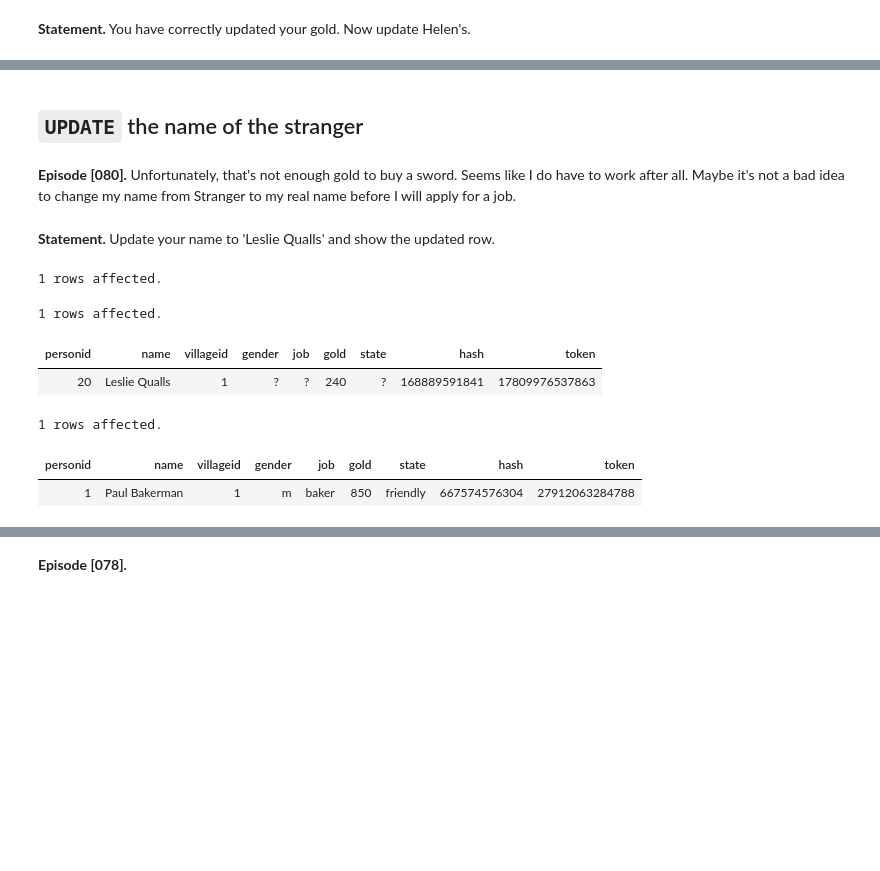
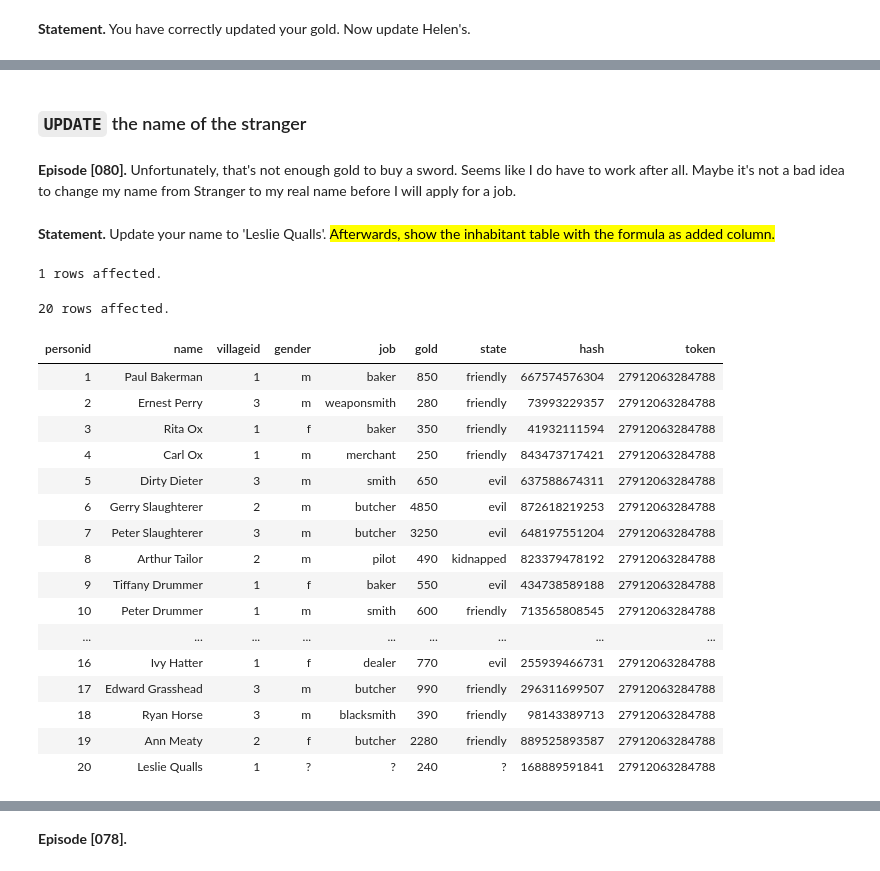
Before and after one commit to laowantong/sqlab_island, a Jupyter notebook: en/mysql/sqlab_island.ipynb, the cells around one changed output, grey strips where cells are left out. Saved outputs shown, nothing was run; the diff lists cells and outputs as text; code cells hidden in the pictures; blank space fills up the shorter version.

```diff
--- a/en/mysql/sqlab_island.ipynb
+++ b/en/mysql/sqlab_island.ipynb
@@ -961,37 +1180,40 @@ WHERE personid IN (15, 20)
 # %% [markdown]
-## `UPDATE` the name of the stranger
+### `UPDATE` the name of the stranger
 # %% [markdown]
 **Episode [080].** Unfortunately, that's not enough gold to buy a sword. Seems like I do have to work after all. Maybe it's not a bad idea to change my name from Stranger to my real name before I will apply for a job.
 # %% [markdown]
-**Statement.** Update your name to 'Leslie Qualls' and show the updated row.
+**Statement.** Update your name to 'Leslie Qualls'. <mark>Afterwards, show the inhabitant table with the formula as added column.</mark>
 # %%
 %%sql
 UPDATE inhabitant
 SET name = 'Leslie Qualls'
 WHERE personid = 20;
 
 
 SELECT *
      , salt_080(sum(nn(hash)) OVER ()) AS token
 FROM inhabitant
-WHERE personid = 20
 --> Episode [078]
 # %% [output]
 1 rows affected.
-1 rows affected.
+20 rows affected.
 | personid | name | villageid | gender | job | gold | state | hash | token |
-| 20 | Leslie Qualls | 1 | ? | ? | 240 | ? | 168889591841 | 17809976537863 |
+| 1 | Paul Bakerman | 1 | m | baker | 850 | friendly | 667574576304 | 27912063284788 |
+| 2 | Ernest Perry | 3 | m | weaponsmith | 280 | friendly | 73993229357 | 27912063284788 |
+| 3 | Rita Ox | 1 | f | baker | 350 | friendly | 41932111594 | 27912063284788 |
+| 4 | Carl Ox | 1 | m | merchant | 250 | friendly | 843473717421 | 27912063284788 |
+| 5 | Dirty Dieter | 3 | m | smith | 650 | evil | 637588674311 | 27912063284788 |
+| 6 | Gerry Slaughterer | 2 | m | butcher | 4850 | evil | 872618219253 | 27912063284788 |
+| 7 | Peter Slaughterer | 3 | m | butcher | 3250 | evil | 648197551204 | 27912063284788 |
+| 8 | Arthur Tailor | 2 | m | pilot | 490 | kidnapped | 823379478192 | 27912063284788 |
+| 9 | Tiffany Drummer | 1 | f | baker | 550 | evil | 434738589188 | 27912063284788 |
+| 10 | Peter Drummer | 1 | m | smith | 600 | friendly | 713565808545 | 27912063284788 |
+| ... | ... | ... | ... | ... | ... | ... | ... | ... |
+| 16 | Ivy Hatter | 1 | f | dealer | 770 | evil | 255939466731 | 27912063284788 |
+| 17 | Edward Grasshead | 3 | m | butcher | 990 | friendly | 296311699507 | 27912063284788 |
+| 18 | Ryan Horse | 3 | m | blacksmith | 390 | friendly | 98143389713 | 27912063284788 |
+| 19 | Ann Meaty | 2 | f | butcher | 2280 | friendly | 889525893587 | 27912063284788 |
+| 20 | Leslie Qualls | 1 | ? | ? | 240 | ? | 168889591841 | 27912063284788 |
-# %%
-%%sql
--- Hint. Restrict the result to your row (20).
-SELECT *
-     , salt_080(sum(nn(hash)) OVER ()) AS token
-FROM inhabitant
-limit 1
-# %% [output]
-1 rows affected.
-| personid | name | villageid | gender | job | gold | state | hash | token |
-| 1 | Paul Bakerman | 1 | m | baker | 850 | friendly | 667574576304 | 27912063284788 |
 # %%
 %%sql
 -- Hint. The name Qualls contains two 'l's.
```
Also changed, not shown: parts of 85 cells of this notebook, 10 other files.
